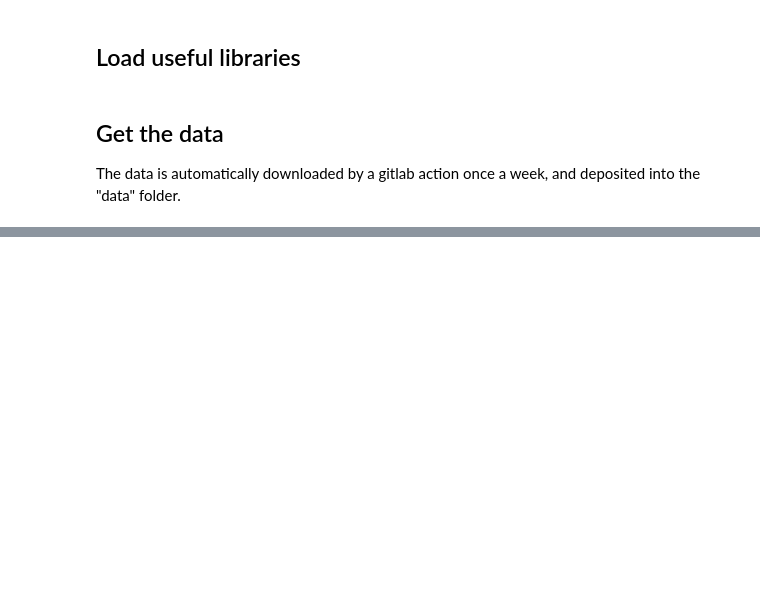
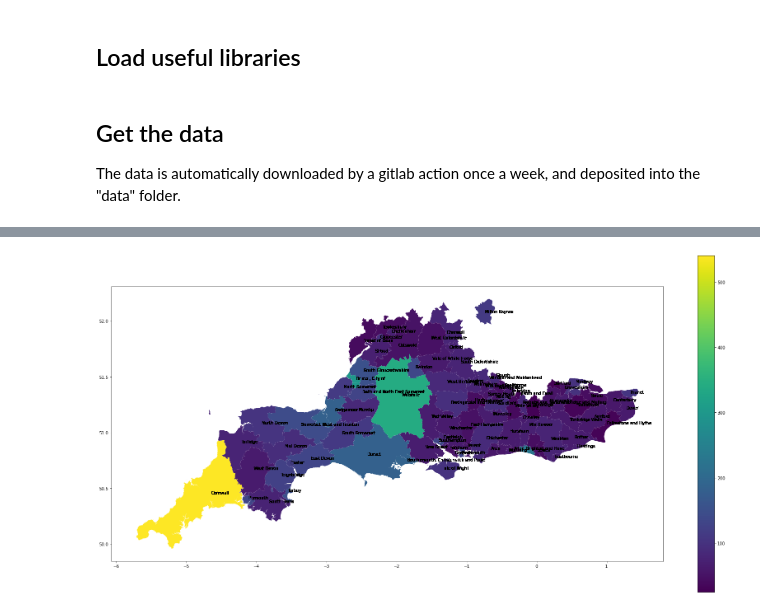
Before and after one commit to SamHollings/covid19_analysis, a Jupyter notebook: covid19_data_exploration.ipynb, the cells around one changed output, grey strips where cells are left out. Drawn from its saved outputs; the diff is of its cells as text; code cells hidden in the pictures; blank space fills up the shorter version.

Commit message:
Added some new maps and played around with map plotting.

```diff
--- a/covid19_data_exploration.ipynb
+++ b/covid19_data_exploration.ipynb
@@ -53,0 +41,2 @@ I've put OR above because the civil and NHS geographics aren't easily exchangeab
+# %%
+df_lad_region_lkp = pd.read_csv('./shapefiles/Local_Authority_District_to_Region_(April_2021)_Lookup_in_England.csv')
@@ -53,0 +59,2 @@ I've put OR above because the civil and NHS geographics aren't easily exchangeab
+# %%
+df_ltla_nhse_feed = df_ltla_nhse_feed.merge(df_lad_region_lkp[['LAD21CD','RGN21CD','RGN21NM']], left_on='code', right_on='LAD21CD')
@@ -53,0 +77,2 @@ I've put OR above because the civil and NHS geographics aren't easily exchangeab
+# %%
+df_local_auth_shapes = gpd.read_file('./shapefiles/Local_Authority_Districts_(December_2020)_UK_BGC.geojson').set_index('LAD20CD')
@@ -53,0 +86,14 @@ I've put OR above because the civil and NHS geographics aren't easily exchangeab
+# %%
+df_south_west_ltla_nhse_feed = df_ltla_nhse_feed[df_ltla_nhse_feed.RGN21NM.str.contains('(South)')]
+max_date = df_south_west_ltla_nhse_feed['date'].max()
+
+df_local_auth_shapes_ltla_feed = df_local_auth_shapes.merge(df_south_west_ltla_nhse_feed#[['code','date','newCasesByPublishDate']]
+                                                            , left_index=True ,right_on='code')
+# %%
+# get the most recent days worth of data.
+fig, ax = plt.subplots(figsize=(30,15))
+df_local_auth_shapes_ltla_feed.query(f"date == '{max_date}'").plot(column = 'newCasesByPublishDate', legend=True, ax=ax)
+for idx, ltla_row in df_local_auth_shapes_ltla_feed.iterrows():
+    ax.annotate(ltla_row['LAD20NM'], (ltla_row['LONG'], ltla_row['LAT']))
+# %% [output]
+[figure, added]
```
Also changed, not shown: parts of 8 cells of this notebook.
